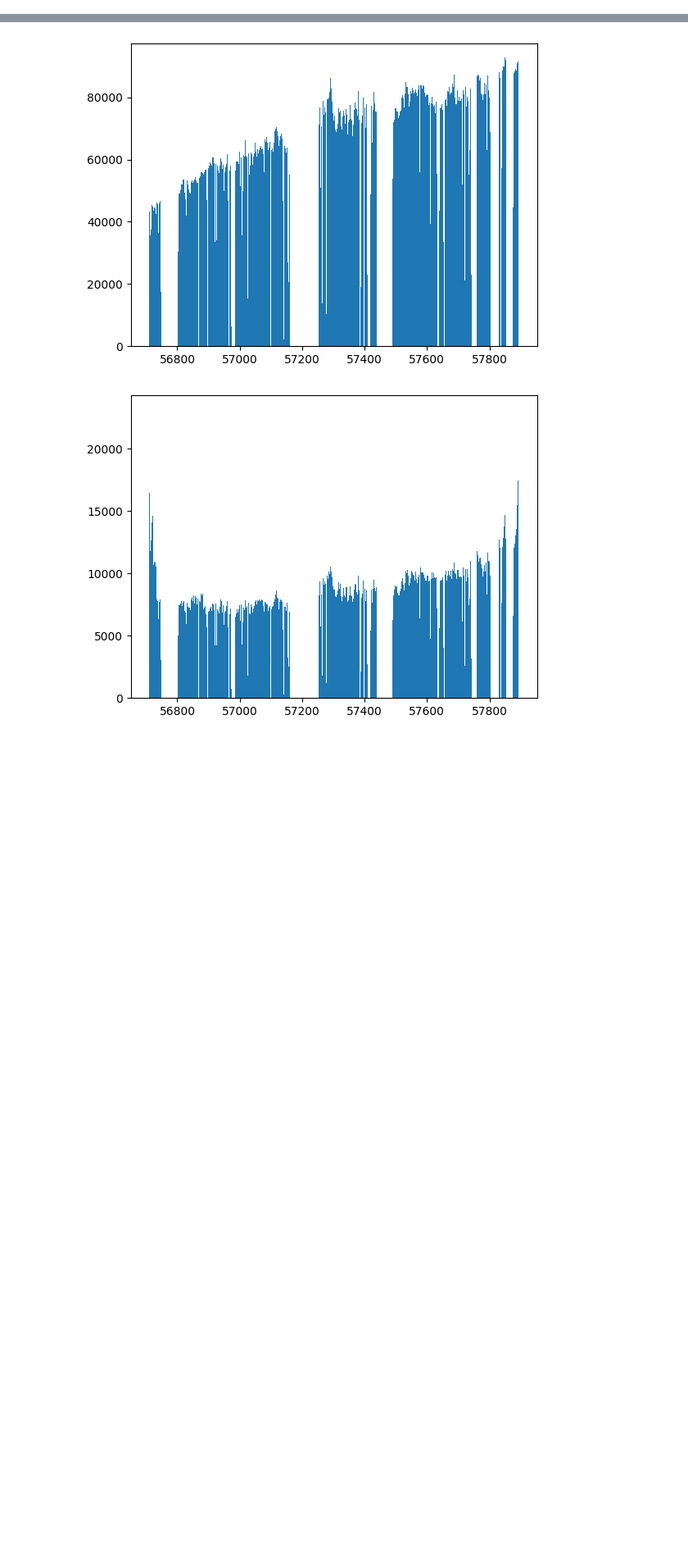
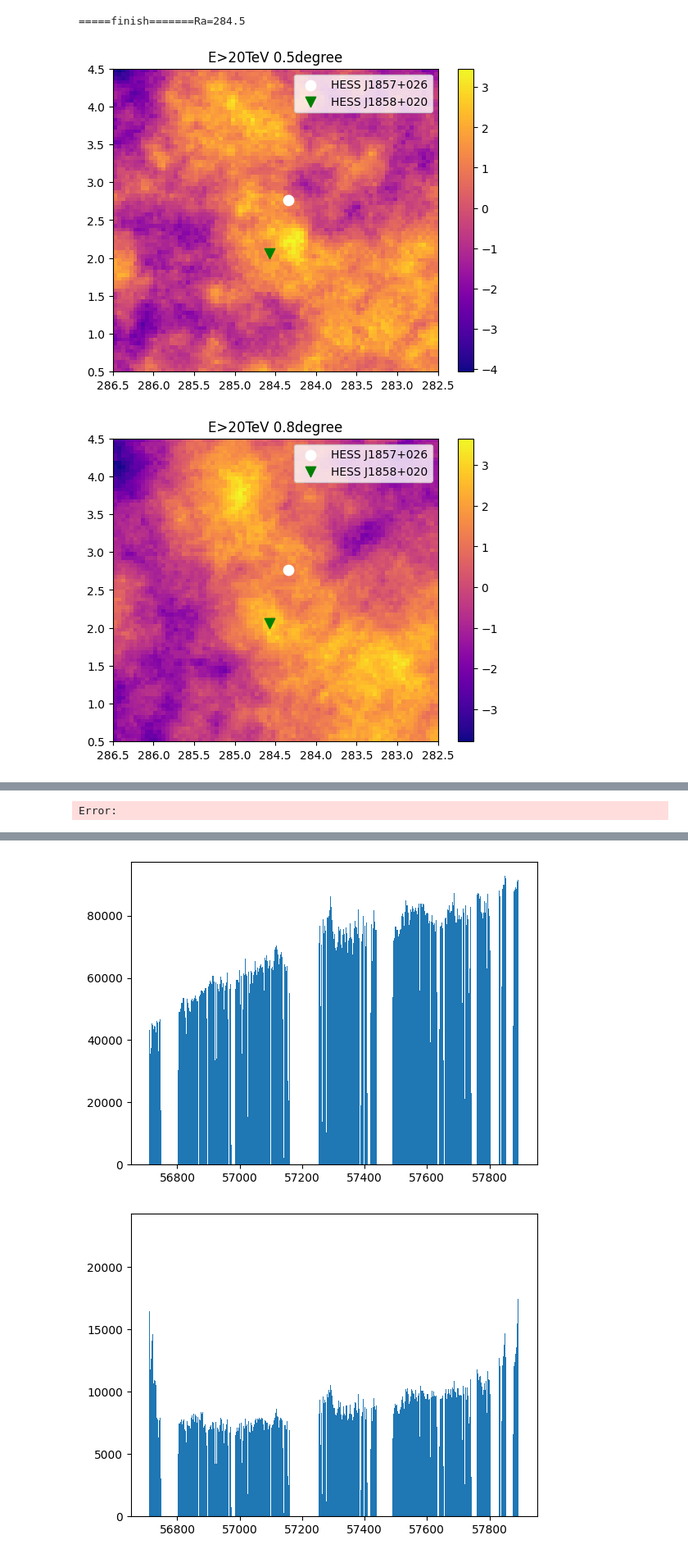
Before and after one commit to hukongyi/Gamma_Energy, a Jupyter notebook: AllSky_withCR/draw_Crab.ipynb, the cells around one changed output, grey strips where cells are left out. Shown at 82% size. Drawn from its saved outputs; the diff is of its cells as text; code cells hidden in the pictures; blank space fills up the shorter version.

```diff
--- a/AllSky_withCR/draw_Crab.ipynb
+++ b/AllSky_withCR/draw_Crab.ipynb
@@ -8,0 +198,2 @@ from autogluon.tabular import TabularPredictor
+# %%
+angle = [0.5, 0.8, 1, 1.5, 2]
@@ -8,0 +204,51 @@ from autogluon.tabular import TabularPredictor
+# %%
+x, y, ALL, Background = GetAllBackground(
+                Exptdata,
+                Energymin,
+                Ra,
+                Ra_gap,
+                Ra_bins,
+                Dec,
+                Dec_gap,
+                Dec_bins,
+                angle,
+                windowstype,
+            )
+# %% [output]
+=====finish=======Ra=284.5
+# %%
+for i,angle_tmp in enumerate(angle):
+    ALL_tmp = ALL[:, :, i].T
+    Background_tmp = Background[:, :, i].T
+    for i in range(Background_tmp.shape[0]):
+        Background_tmp[i] = np.mean(Background_tmp[i])
+    fig,ax = plt.subplots()
+    sig = LIMA(0.05, ALL_tmp, Background_tmp)
+    sig[np.isnan(sig)] = 0
+    c = ax.pcolormesh(
+        x, y, sig, cmap="plasma"
+    )
+    ax.scatter(
+                        284.34,
+                        2.76,
+                        c="white",
+                        marker="o",
+                        label="HESS J1857+026",
+                        s=80,
+                    )
+    ax.scatter(
+                        284.57,
+                        2.06,
+                        c="g",
+                        marker="v",
+                        label="HESS J1858+020",
+                        s=80,
+                    )
+    ax.legend()
+    plt.colorbar(c, orientation="vertical")
+    ax.invert_xaxis()
+    plt.title(f"E>{Energymin}TeV {angle_tmp}degree")
+    plt.show()
+# %% [output]
+[figure, added]
+[figure, added]
@@ -8,0 +258 @@ from autogluon.tabular import TabularPredictor
+Error:
```
Also changed, not shown: parts of 67 cells of this notebook, 19 other files.
